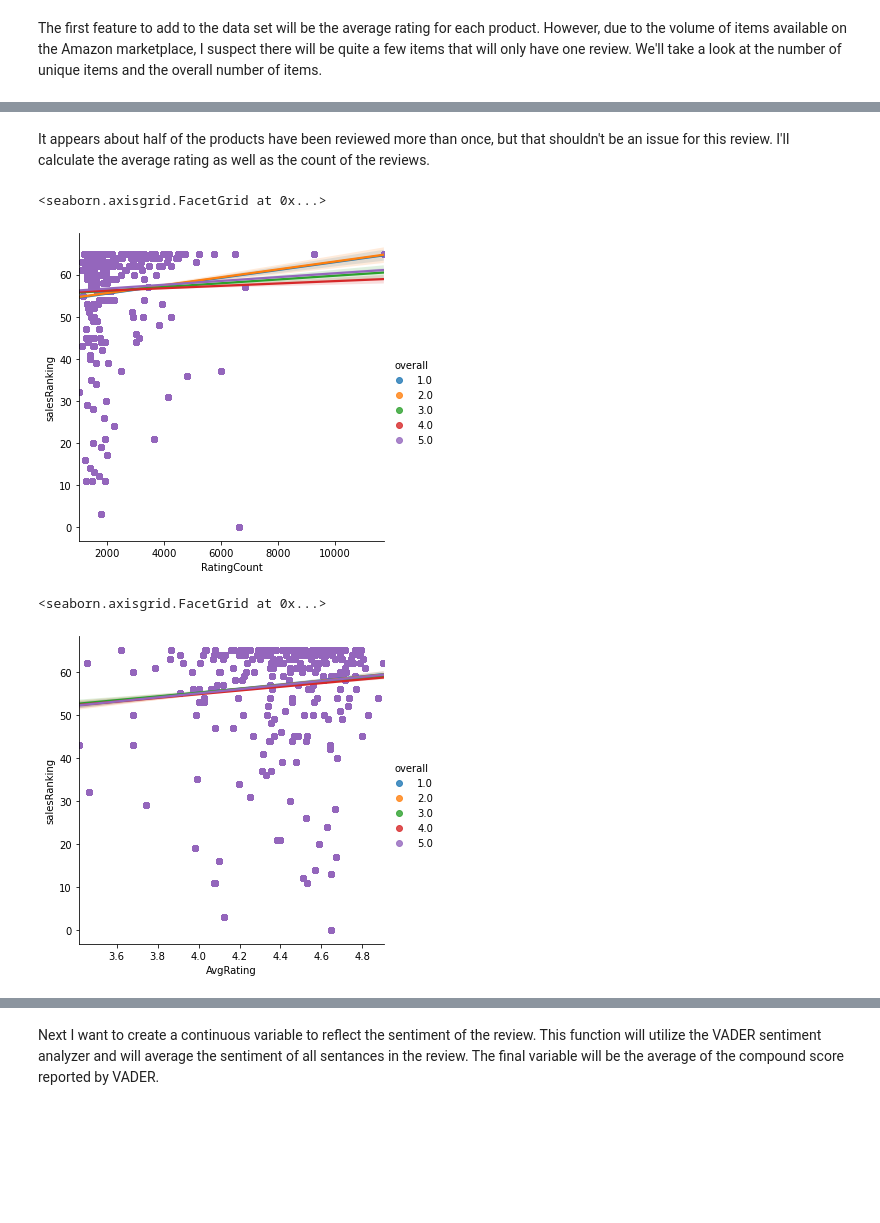
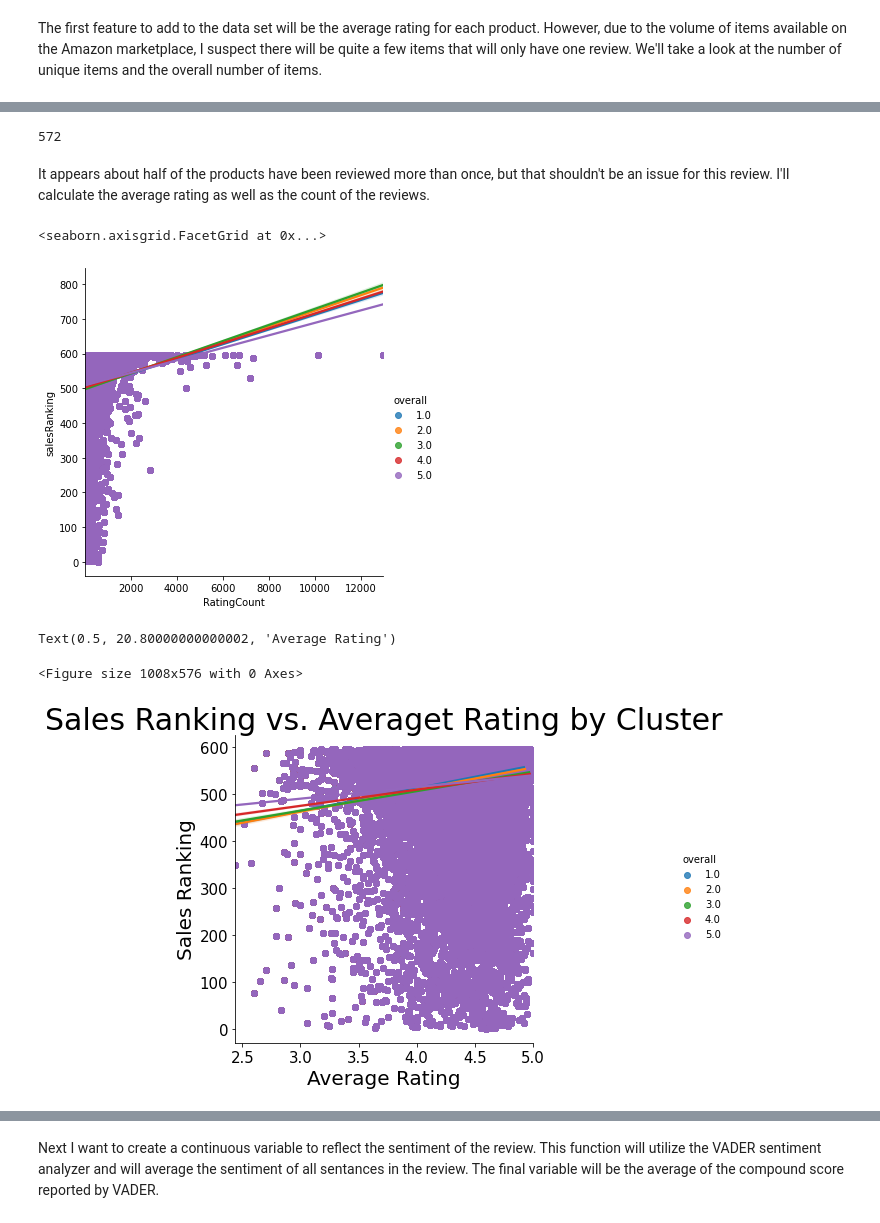
Before and after one commit to michaeltrent/Amazon_Product_Review_Project, a Jupyter notebook: Amazon_Product_Review_Feature_Engineering.ipynb, the cells around one changed output, grey strips where cells are left out. Saved outputs shown, nothing was run; the diff lists cells and outputs as text; code cells hidden in the pictures; blank space fills up the shorter version.

```diff
--- a/Amazon_Product_Review_Feature_Engineering.ipynb
+++ b/Amazon_Product_Review_Feature_Engineering.ipynb
@@ -19,7 +20,7 @@ warnings.filterwarnings('ignore')
 # %%
 #First load the data
 
-rev = pd.read_csv('Data/ProcessedAmazonReviewData200k.csv', index_col=False)
+rev = pd.read_csv('Data/ProcessedAmazonReviewData1500k.csv', index_col=False)
 rev.head()
 # %% [output]
 |  | overall | verified | reviewTime | reviewerID | asin | reviewerName | reviewText | summary | unixReviewTime | ... |
@@ -49,5 +62,5 @@ Name: main_cat, dtype: int64
 # %%
 #In order to ensure the I want to ignore any categories that only appear a couple times. This will ensure that there are no
 #surprise categorical variables in the split data set.
-filtered = rev.groupby('main_cat')['asin'].filter(lambda x: len(x) > 80)
-rev = rev[rev['asin'].isin(filtered)]
+#filtered = rev.groupby('main_cat')['main_cat'].filter(lambda x: len(x) < 500)
+#rev2 = rev[rev['main_cat'].isin(filtered)]
@@ -53,0 +69,6 @@ rev = rev[rev['asin'].isin(filtered)]
+# %%
+# First I'll create a dict of all of the value counts for the unique categories, then use a lambda function to recategorize
+# any categories that have fewer than 1000 products.
+
+cat_count = dict(rev.main_cat.value_counts())
+rev['main_cat'] = rev.main_cat.apply(lambda x: x if cat_count[x] > 1000 else 'Misc.')
@@ -54,3 +116,14 @@ rev = rev[rev['asin'].isin(filtered)]
+# %%
+# Now lets bin the brands with limited numbers.
+
+brand_counts = dict(rev.brand.value_counts())
+
+rev['brand'] = rev.brand.apply(lambda x: x if brand_counts[x] > 300 else 'Misc.')
+# %%
+#Now that these have been binned, lets take a look at the value counts again
+rev.brand.nunique()
+# %% [output]
+572
 # %% [markdown]
 It appears about half of the products have been reviewed more than once, but that shouldn't be an issue for this review. I'll calculate the average rating as well as the count of the reviews.
 # %%
@@ -60,12 +133,17 @@ rev['RatingCount'] = rev['overall'].groupby(rev.asin).transform('sum')
 sns.lmplot(x = 'RatingCount', y = 'salesRanking', data = rev, hue = 'overall')
 # %% [output]
 <seaborn.axisgrid.FacetGrid at 0x...>
-[figure, old version]
+[figure, new version]
 # %%
+
 sns.lmplot(x='AvgRating', y = 'salesRanking', data = rev, hue = 'overall')
+plt.title('Sales Ranking vs. Average Rating by Cluster')
+plt.ylabel('Sales Ranking')
+plt.xlabel('Average Rating')
 # %% [output]
-<seaborn.axisgrid.FacetGrid at 0x...>
+Text(0.5, 20.80000000000002, 'Average Rating')
+<Figure size 1008x576 with 0 Axes>
-[figure, old version]
+[figure, new version]
 # %%
 sns.pairplot(rev.drop('verified', axis = 1))
 # %% [output]
```
Also changed, not shown: parts of 38 cells of this notebook, 3 other files.
